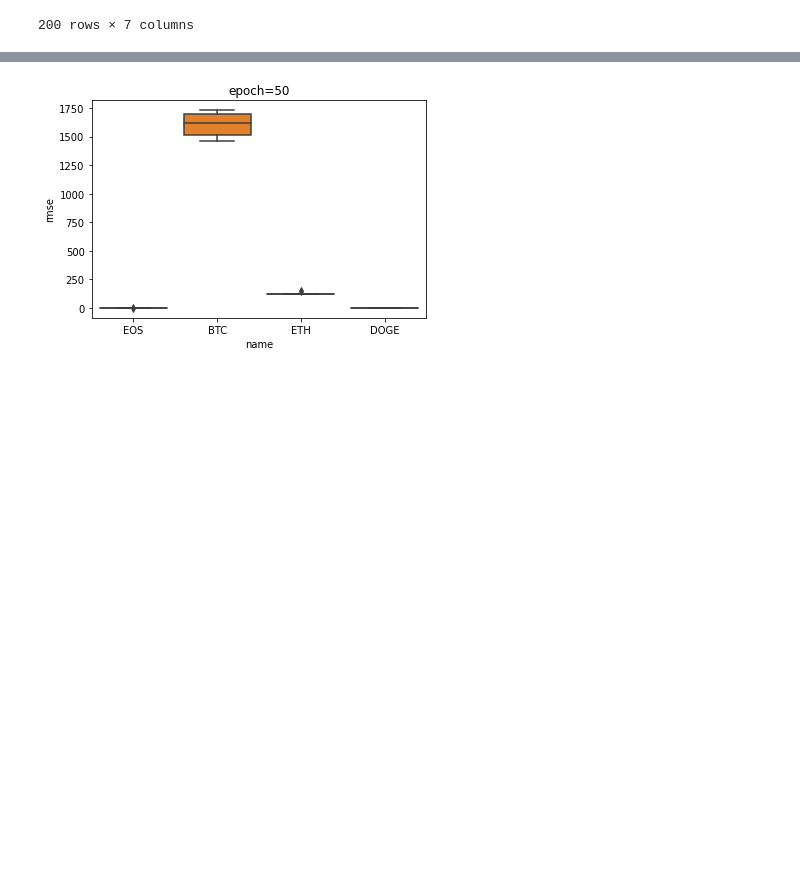
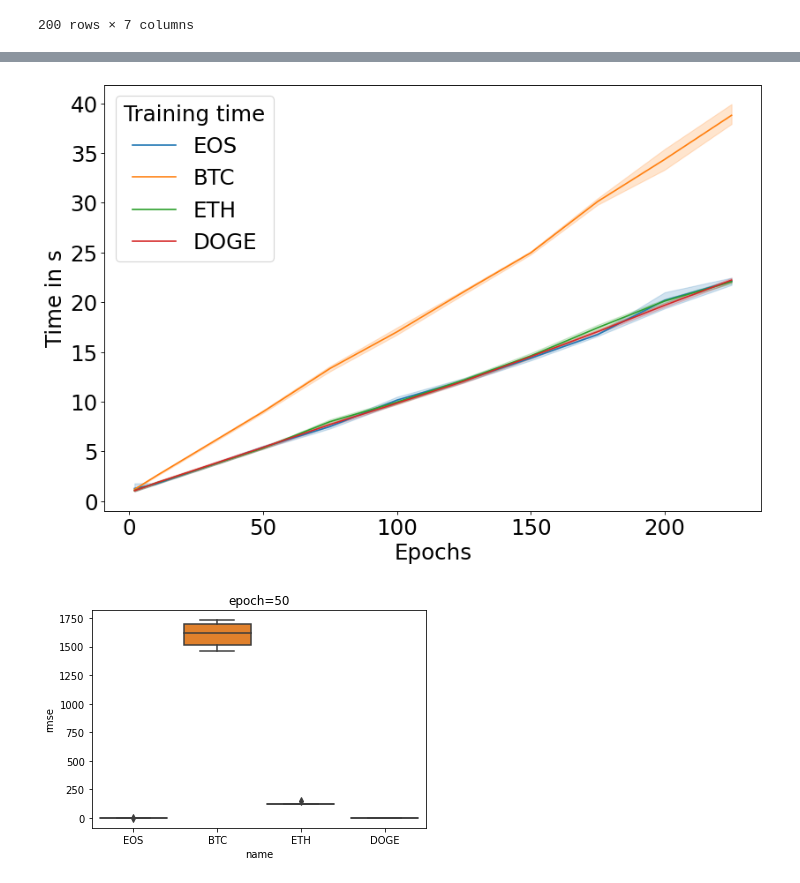
Before and after one commit to cybertraining-dsc/su21-reu-361, a Jupyter notebook: project/code/gregor-analyse.ipynb, the cells around one changed output, grey strips where cells are left out. Cells and saved outputs as stored; diff of their text form; code cells hidden in the pictures; blank space fills up the shorter version.

```diff
--- a/project/code/gregor-analyse.ipynb
+++ b/project/code/gregor-analyse.ipynb
@@ -78,3 +111,10 @@ plt.show()
+# %%
+training = timer_plot("training", "Training time")
+format_plot(dpi=80, font=22, y="Time in s", x="Epochs")
+ax = sns.lineplot(data=training, x="epoch", y="training", hue="Training time")
+plt.show()
+# %% [output]
+[figure, added]
 # %%
 for e in [50, 100, 150, 200, 225]:
     epoch = rmse[rmse['epoch'].str.contains('175')]
```
Also changed, not shown: parts of 11 cells of this notebook.
